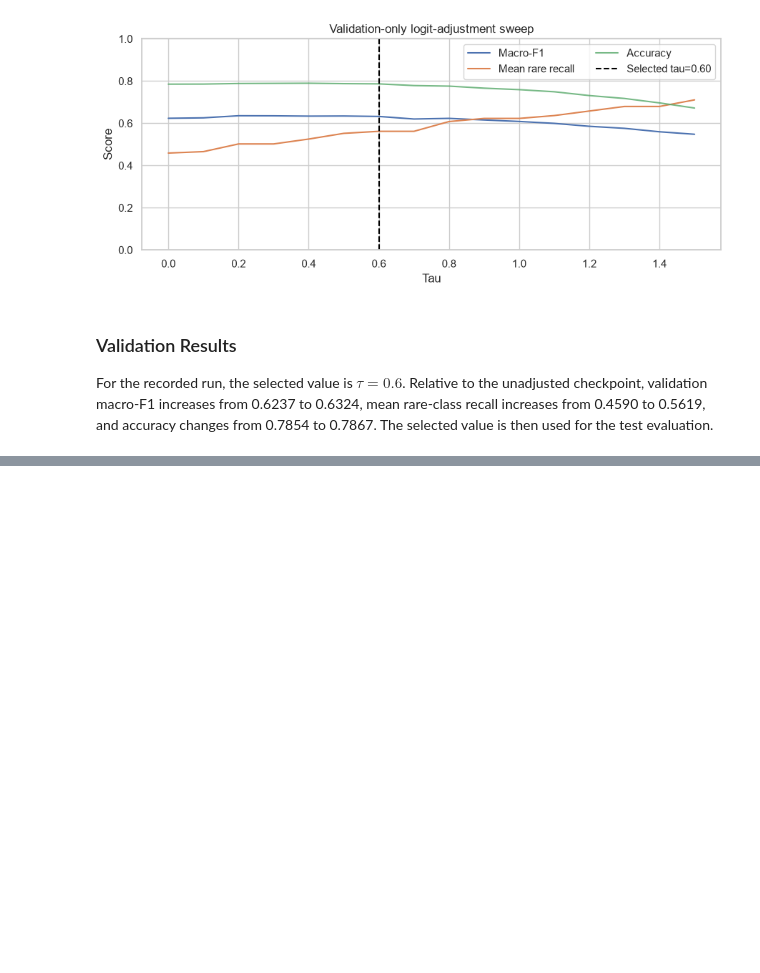
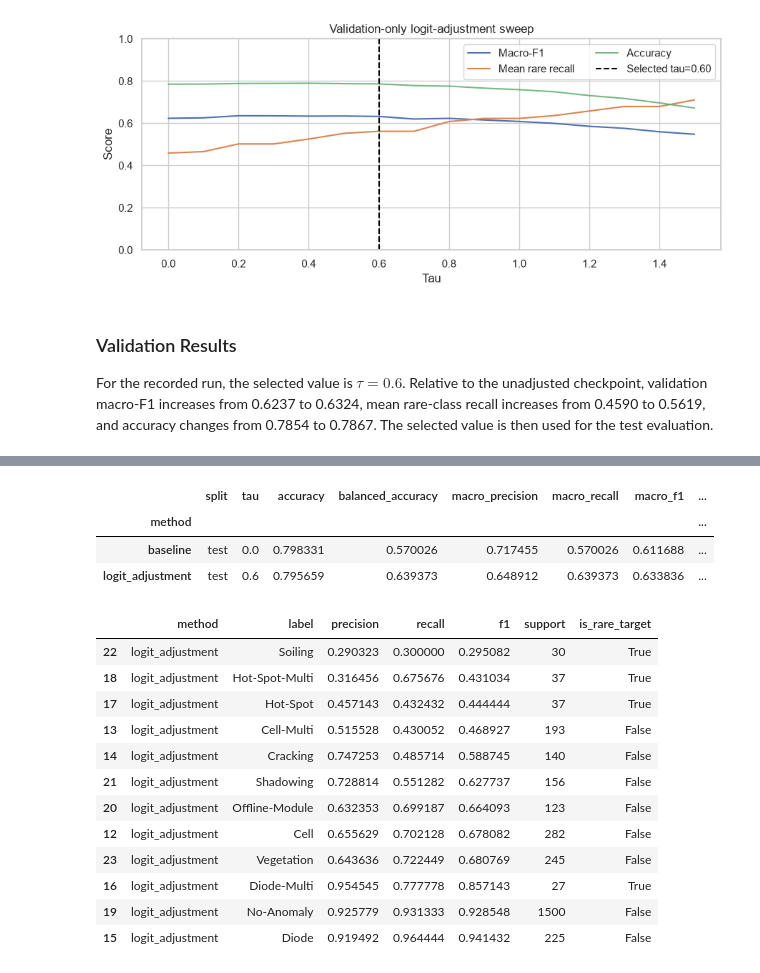
Before and after one commit to Althaf-0130/Fine-Grained-Photovoltaic-Fault-Classification-from-Infrared-Images, a Jupyter notebook: PV_Fault_Classification_Colab.ipynb, the cells around one changed output, grey strips where cells are left out. Cells and saved outputs as stored; diff of their text form; code cells hidden in the pictures; blank space fills up the shorter version.

```diff
--- a/PV_Fault_Classification_Colab.ipynb
+++ b/PV_Fault_Classification_Colab.ipynb
@@ -1045,0 +1077,71 @@ For the recorded run, the selected value is $\tau = 0.6$. Relative to the unadju
+# %%
+test_metrics_df = pd.DataFrame([
+    {
+        "method": "baseline",
+        "split": "test",
+        "tau": 0.0,
+        **test_baseline_metrics,
+    },
+    {
+        "method": "logit_adjustment",
+        "split": "test",
+        "tau": round(SELECTED_TAU, 10),
+        **test_adjusted_metrics,
+    },
+])
+baseline_row = test_metrics_df.iloc[0]
+for metric in (
+    "accuracy",
+    "balanced_accuracy",
+    "macro_f1",
+    "mean_rare_class_recall",
+):
+    test_metrics_df[f"delta_{metric}_vs_baseline"] = (
+        test_metrics_df[metric] - baseline_row[metric]
+    )
+test_metrics_df.to_csv(
+    OUTPUT_DIR / "test_metrics.csv",
+    index=False,
+)
+display(test_metrics_df.set_index("method"))
+# %% [output]
+|  | split | tau | accuracy | balanced_accuracy | macro_precision | macro_recall | macro_f1 | ... |
+| method |  |  |  |  |  |  |  | ... |
+| baseline | test | 0.0 | 0.798331 | 0.570026 | 0.717455 | 0.570026 | 0.611688 | ... |
+| logit_adjustment | test | 0.6 | 0.795659 | 0.639373 | 0.648912 | 0.639373 | 0.633836 | ... |
+# %%
+test_per_class_df = pd.concat([
+    per_class_metrics(
+        test_result["targets"],
+        test_baseline_predictions,
+        "baseline",
+    ),
+    per_class_metrics(
+        test_result["targets"],
+        test_adjusted_predictions,
+        "logit_adjustment",
+    ),
+], ignore_index=True)
+test_per_class_df.to_csv(
+    OUTPUT_DIR / "test_per_class_metrics.csv",
+    index=False,
+)
+display(
+    test_per_class_df[
+        test_per_class_df["method"] == "logit_adjustment"
+    ].sort_values("f1")
+)
+# %% [output]
+|  | method | label | precision | recall | f1 | support | is_rare_target |
+| 22 | logit_adjustment | Soiling | 0.290323 | 0.300000 | 0.295082 | 30 | True |
+| 18 | logit_adjustment | Hot-Spot-Multi | 0.316456 | 0.675676 | 0.431034 | 37 | True |
+| 17 | logit_adjustment | Hot-Spot | 0.457143 | 0.432432 | 0.444444 | 37 | True |
+| 13 | logit_adjustment | Cell-Multi | 0.515528 | 0.430052 | 0.468927 | 193 | False |
+| 14 | logit_adjustment | Cracking | 0.747253 | 0.485714 | 0.588745 | 140 | False |
+| 21 | logit_adjustment | Shadowing | 0.728814 | 0.551282 | 0.627737 | 156 | False |
+| 20 | logit_adjustment | Offline-Module | 0.632353 | 0.699187 | 0.664093 | 123 | False |
+| 12 | logit_adjustment | Cell | 0.655629 | 0.702128 | 0.678082 | 282 | False |
+| 23 | logit_adjustment | Vegetation | 0.643636 | 0.722449 | 0.680769 | 245 | False |
+| 16 | logit_adjustment | Diode-Multi | 0.954545 | 0.777778 | 0.857143 | 27 | True |
+| 19 | logit_adjustment | No-Anomaly | 0.925779 | 0.931333 | 0.928548 | 1500 | False |
+| 15 | logit_adjustment | Diode | 0.919492 | 0.964444 | 0.941432 | 225 | False |
```
Also changed, not shown: parts of 6 cells of this notebook.
